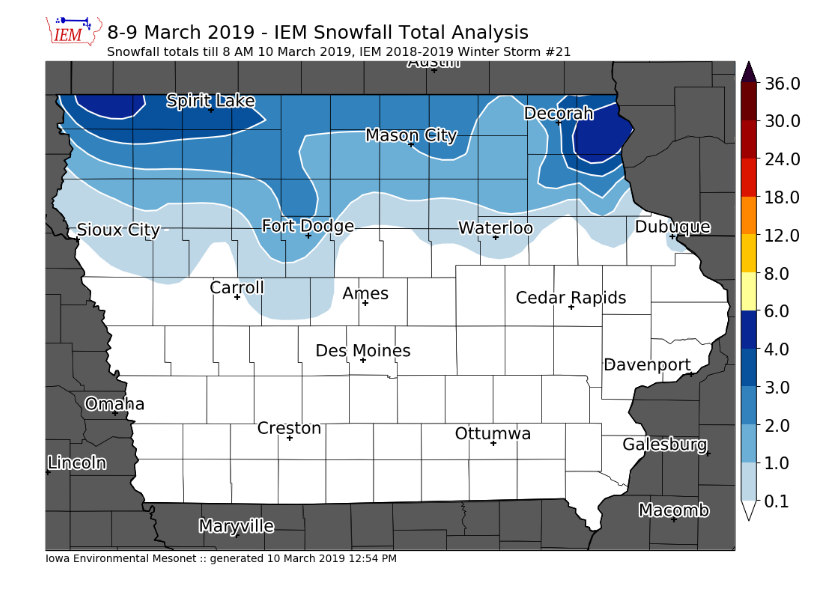
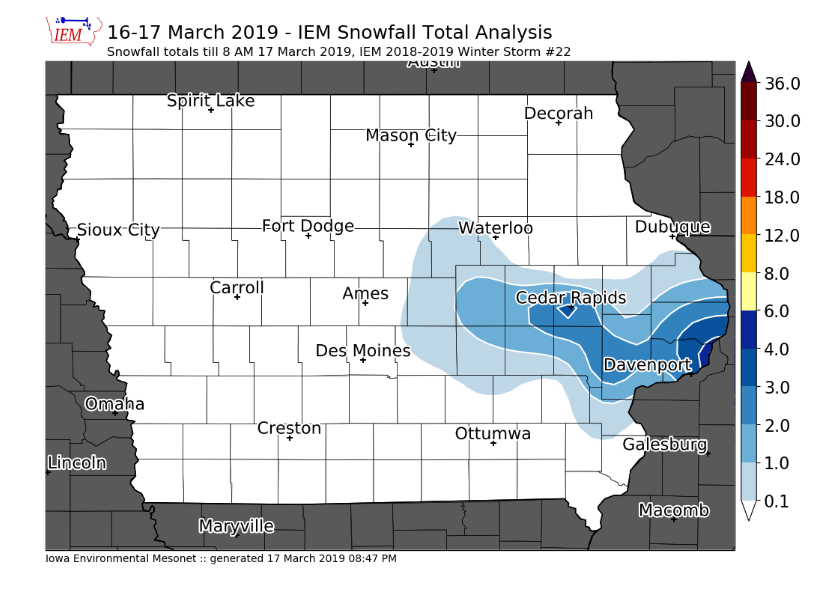
Before and after one commit to akrherz/DEV, a Jupyter notebook: coop/feature_snowfall_analysis.ipynb, the cells around one changed output. Saved outputs shown, nothing was run; the diff lists cells and outputs as text; code cells hidden in the pictures.

Commit message:
storm 22

```diff
--- a/coop/feature_snowfall_analysis.ipynb
+++ b/coop/feature_snowfall_analysis.ipynb
@@ -1,7 +1,7 @@
 # %%
 ####################
 # vvvvvvvvvvvvvvvvvvvvvvvvv
-STORM_NUMBER = 21
+STORM_NUMBER = 22
 SEASON = "1819"
 # ^^^^^^^^^^^^^^^^^^^^^^^^^
 ####################
@@ -81,8 +81,8 @@ def get_coop(dates):
     IEM.close()
     return data
 
-crows = get_coop( ['2019-03-09', '2019-03-10'] )
-sts = utc(2019, 3, 9, 18)
+crows = get_coop( ['2019-03-17', '2019-03-18'] )
+sts = utc(2019, 3, 17, 0)
 ets = utc(2019, 3, 28, 12, 0)
 lrows = get_lsrs(sts, ets)
 
@@ -130,17 +130,13 @@ Found 1099 observations (792 coop/307 lsrs) for consideration
 # %%
-cull = ['ALXI4', 'DMX', 'IA-DV-1', 'DUBI4']
+cull = ['IA-BH-17', 'VNTI4']
 if cull:
     dfall.at[cull, 'useme'] = False
 
 hardcode = [
-    ('l303', 0.5),
-    ('LSXI4', 0.0001),
-    ('MPTI4', 0.0001),
-    ('IA-CW-2', 1.1),
-    ('IA-AL-6', 3.5),
-    ('SWEI4', 3.0),
-    ('l104', 1.0),
-    ('CMRI4', 2.0),
+    ('IA-SR-19', 0.0001),
+    ('l19', 1.1),
+    ('l16', 2.0),
+
 ]
 
 
@@ -223,14 +219,14 @@ Attributes:
 # %%
 # now we are ready to plot!
 
 m = MapPlot(sector='iowa',
-            title='8-9 March 2019 - IEM Snowfall Total Analysis',
-            subtitle=("Snowfall totals till 8 AM 10 March 2019, "
+            title='16-17 March 2019 - IEM Snowfall Total Analysis',
+            subtitle=("Snowfall totals till 8 AM 17 March 2019, "
                       "IEM 2018-2019 Winter Storm #%s") % (STORM_NUMBER, ))
 vals = m.contourf(grid.longitude, grid.latitude, grid.vals, clevs, cmap=cmap)
 #m.plot_values(np.array(df2.lon), np.array(df2.lat), np.array(df2.val), '%.2f')
 m.drawcounties()
 m.drawcities()
-m.postprocess(filename='190310.png')
+m.postprocess(filename='190317.png')
 # %% [output]
-[figure, old version]
+[figure, new version]
```
Also changed, not shown: parts of 2 cells of this notebook.
